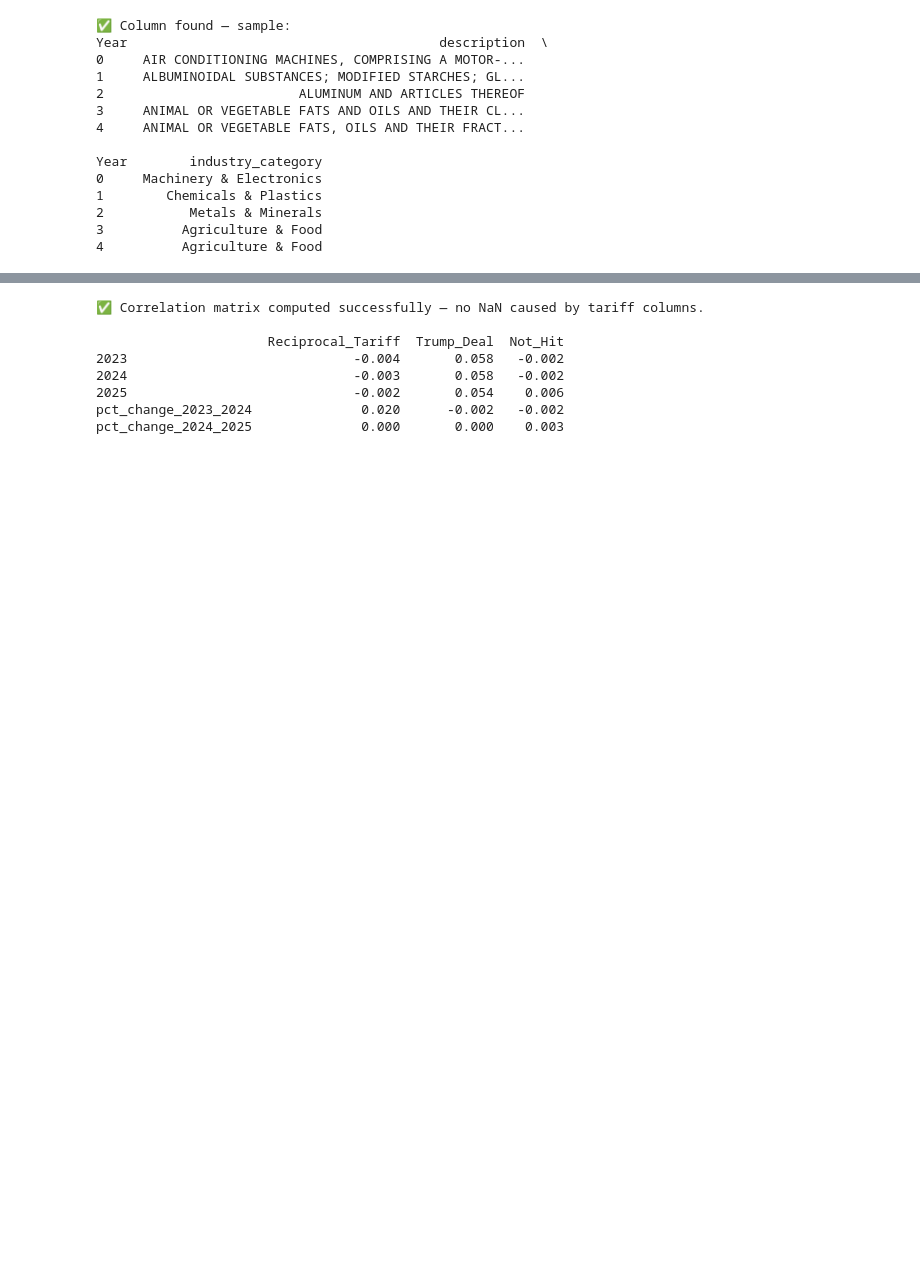
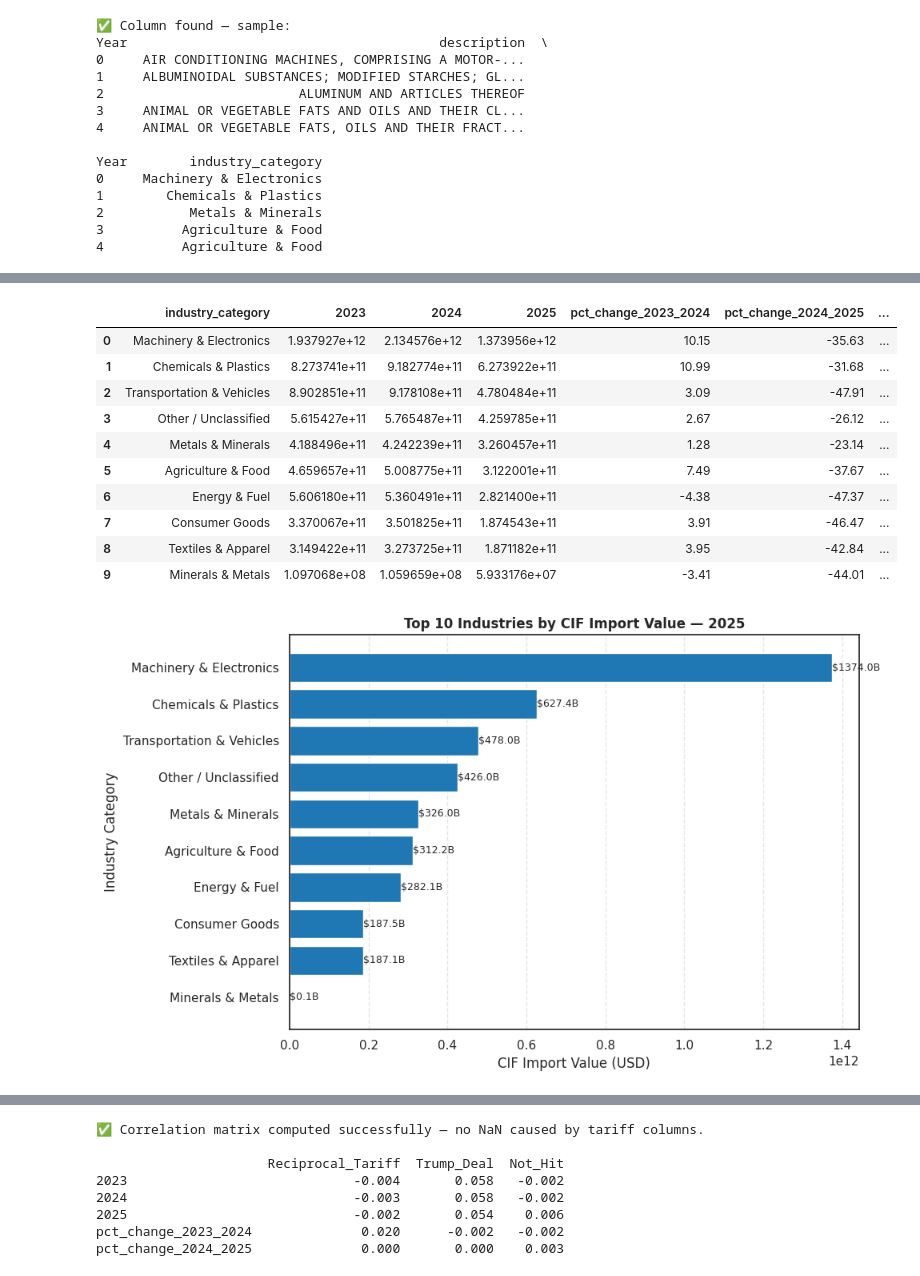
Before and after one commit to utamiu1807/uutami, a Jupyter notebook: Final_EDA1&2_UTAMIipynb.ipynb, the cells around one changed output, grey strips where cells are left out. Cells and saved outputs as stored; diff of their text form; code cells hidden in the pictures; blank space fills up the shorter version.

```diff
--- a/Final_EDA1&2_UTAMIipynb.ipynb
+++ b/Final_EDA1&2_UTAMIipynb.ipynb
@@ -1206,0 +1099,77 @@ print("   • CIF_Import_Growth_Map.html")
+# %%
+# 🌍 GLOBAL INDUSTRY CIF SUMMARY (2023–2025)
+
+#merge data categorized with opean ai final and Country_CIF_Tariff_PctChange_2023_2025.xlsx
+df=pd.read_csv("categorized_with_openai_final.csv")
+df_tariff = pd.read_excel("Country_CIF_Tariff_PctChange_2023_2025.xlsx")
+df_tariff.columns = df_tariff.columns.str.strip().str.replace(" ", "_")
+df.columns = df.columns.str.strip().str.replace(" ", "_")
+df_merged = pd.merge(df, df_tariff[["country", "Reciprocal_Tariff", "Not_Hit", "Trump_Deal"]],
+                     on="country", how="left")
+
+# Ensure numeric types
+for col in ["2023", "2024", "2025"]:
+    df[col] = pd.to_numeric(df[col], errors="coerce").clip(lower=0)
+
+# ------------------------------------------------------------
+# STEP 1 — Aggregate by Industry
+# ------------------------------------------------------------
+industry_summary = (
+    df.groupby("industry_category", as_index=False)[["2023", "2024", "2025"]]
+      .sum()
+      .sort_values("2025", ascending=False)
+      .reset_index(drop=True)
+)
+
+# Compute YoY percent changes
+industry_summary["pct_change_2023_2024"] = np.where(
+    industry_summary["2023"] > 0,
+    (industry_summary["2024"] - industry_summary["2023"]) / industry_summary["2023"] * 100,
+    np.nan
+)
+industry_summary["pct_change_2024_2025"] = np.where(
+    industry_summary["2024"] > 0,
+    (industry_summary["2025"] - industry_summary["2024"]) / industry_summary["2024"] * 100,
+    np.nan
+)
+
+# Add 2025 market share
+total_2025 = industry_summary["2025"].sum()
+industry_summary["share_2025_pct"] = (industry_summary["2025"] / total_2025 * 100).round(2)
+
+# Display as interactive table (inside notebook)
+display(industry_summary.round(2))
+
+# ------------------------------------------------------------
+# STEP 2 — Chart: Top 10 Industries by CIF Import Value (2025)
+# ------------------------------------------------------------
+top10 = industry_summary.head(10)
+
+plt.figure(figsize=(10,6))
+bars = plt.barh(top10["industry_category"], top10["2025"], color="#1f77b4")
+plt.xlabel("CIF Import Value (USD)")
+plt.ylabel("Industry Category")
+plt.title("Top 10 Industries by CIF Import Value — 2025")
+plt.gca().invert_yaxis()
+plt.grid(axis="x", linestyle="--", alpha=0.5)
+
+# Add value labels
+for bar in bars:
+    plt.text(bar.get_width(), bar.get_y() + bar.get_height()/2,
+             f"${bar.get_width()/1e9:.1f}B", va="center", ha="left", fontsize=9)
+
+plt.tight_layout()
+plt.show()
+# %% [output]
+|  | industry_category | 2023 | 2024 | 2025 | pct_change_2023_2024 | pct_change_2024_2025 | ... |
+| 0 | Machinery & Electronics | 1.937927e+12 | 2.134576e+12 | 1.373956e+12 | 10.15 | -35.63 | ... |
+| 1 | Chemicals & Plastics | 8.273741e+11 | 9.182774e+11 | 6.273922e+11 | 10.99 | -31.68 | ... |
+| 2 | Transportation & Vehicles | 8.902851e+11 | 9.178108e+11 | 4.780484e+11 | 3.09 | -47.91 | ... |
+| 3 | Other / Unclassified | 5.615427e+11 | 5.765487e+11 | 4.259785e+11 | 2.67 | -26.12 | ... |
+| 4 | Metals & Minerals | 4.188496e+11 | 4.242239e+11 | 3.260457e+11 | 1.28 | -23.14 | ... |
+| 5 | Agriculture & Food | 4.659657e+11 | 5.008775e+11 | 3.122001e+11 | 7.49 | -37.67 | ... |
+| 6 | Energy & Fuel | 5.606180e+11 | 5.360491e+11 | 2.821400e+11 | -4.38 | -47.37 | ... |
+| 7 | Consumer Goods | 3.370067e+11 | 3.501825e+11 | 1.874543e+11 | 3.91 | -46.47 | ... |
+| 8 | Textiles & Apparel | 3.149422e+11 | 3.273725e+11 | 1.871182e+11 | 3.95 | -42.84 | ... |
+| 9 | Minerals & Metals | 1.097068e+08 | 1.059659e+08 | 5.933176e+07 | -3.41 | -44.01 | ... |
+[figure, added]
```
Also changed, not shown: parts of 40 cells of this notebook.
